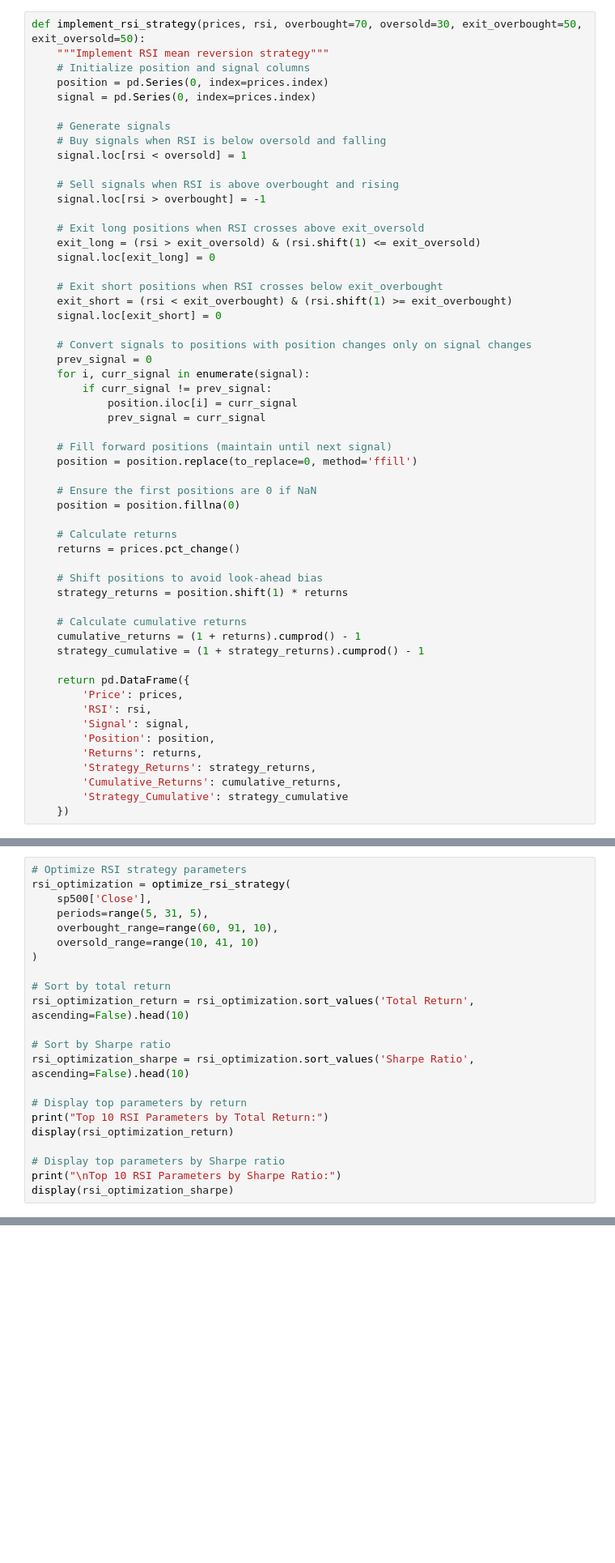
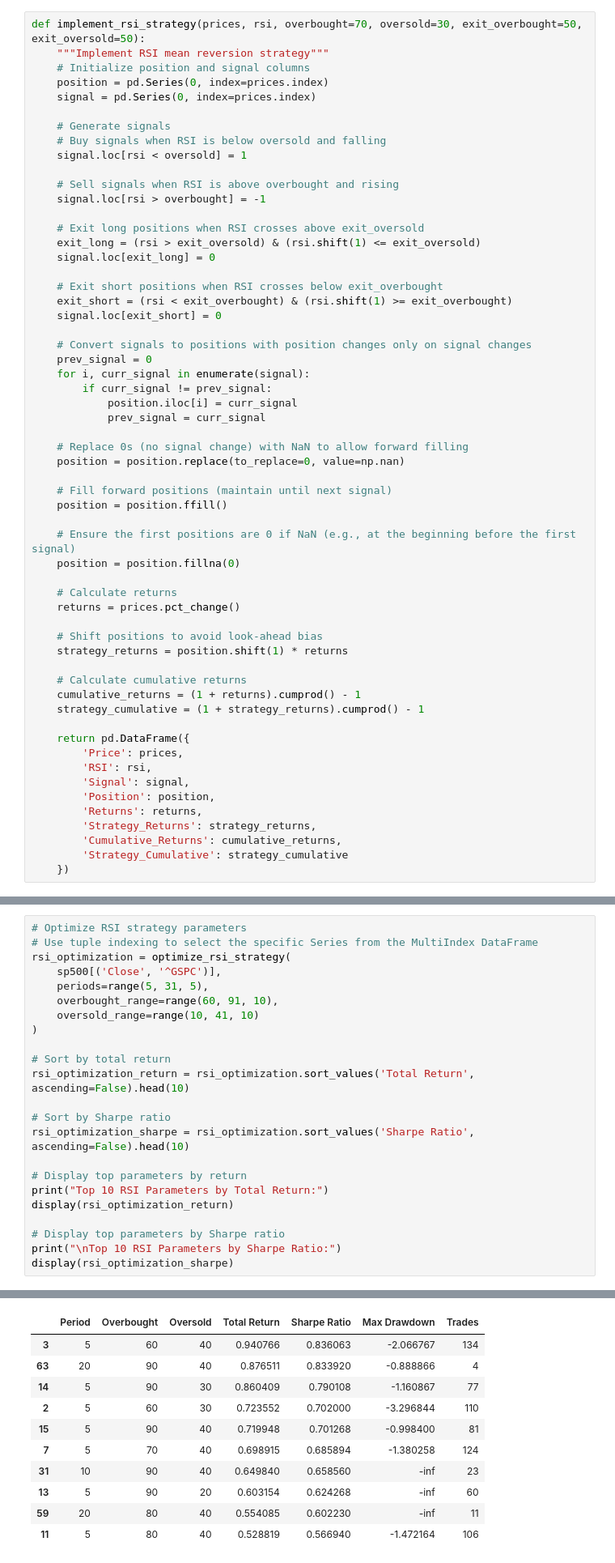
Before and after one commit to tomas-rampas/fin-math-quant-recipes, a Jupyter notebook: jupiters/06 Mean Reversion Strategy for S&P 500 Trading.ipynb, the cells around one changed output, grey strips where cells are left out. Shown at 81% size. Drawn from its saved outputs; the diff is of its cells as text; blank space fills up the shorter version.

```diff
--- a/jupiters/06 Mean Reversion Strategy for S&P 500 Trading.ipynb
+++ b/jupiters/06 Mean Reversion Strategy for S&P 500 Trading.ipynb
@@ -270,10 +321,13 @@ def implement_rsi_strategy(prices, rsi, overbought=70, oversold=30, exit_overbou
             position.iloc[i] = curr_signal
             prev_signal = curr_signal
 
+    # Replace 0s (no signal change) with NaN to allow forward filling
+    position = position.replace(to_replace=0, value=np.nan)
+
     # Fill forward positions (maintain until next signal)
-    position = position.replace(to_replace=0, method='ffill')
+    position = position.ffill()
 
-    # Ensure the first positions are 0 if NaN
+    # Ensure the first positions are 0 if NaN (e.g., at the beginning before the first signal)
     position = position.fillna(0)
 
     # Calculate returns
@@ -675,8 +773,9 @@ def optimize_rsi_strategy(prices, periods=range(5, 31, 5), overbought_range=rang
     return pd.DataFrame(results)
 # %%
 # Optimize RSI strategy parameters
+# Use tuple indexing to select the specific Series from the MultiIndex DataFrame
 rsi_optimization = optimize_rsi_strategy(
-    sp500['Close'],
+    sp500[('Close', '^GSPC')],
     periods=range(5, 31, 5),
     overbought_range=range(60, 91, 10),
     oversold_range=range(10, 41, 10)
@@ -695,3 +794,4 @@ display(rsi_optimization_return)
 # Display top parameters by Sharpe ratio
 print("\nTop 10 RSI Parameters by Sharpe Ratio:")
 display(rsi_optimization_sharpe)
+# %% [output]
@@ -697,0 +799,11 @@ display(rsi_optimization_sharpe)
+|  | Period | Overbought | Oversold | Total Return | Sharpe Ratio | Max Drawdown | Trades |
+| 3 | 5 | 60 | 40 | 0.940766 | 0.836063 | -2.066767 | 134 |
+| 63 | 20 | 90 | 40 | 0.876511 | 0.833920 | -0.888866 | 4 |
+| 14 | 5 | 90 | 30 | 0.860409 | 0.790108 | -1.160867 | 77 |
+| 2 | 5 | 60 | 30 | 0.723552 | 0.702000 | -3.296844 | 110 |
+| 15 | 5 | 90 | 40 | 0.719948 | 0.701268 | -0.998400 | 81 |
+| 7 | 5 | 70 | 40 | 0.698915 | 0.685894 | -1.380258 | 124 |
+| 31 | 10 | 90 | 40 | 0.649840 | 0.658560 | -inf | 23 |
+| 13 | 5 | 90 | 20 | 0.603154 | 0.624268 | -inf | 60 |
+| 59 | 20 | 80 | 40 | 0.554085 | 0.602230 | -inf | 11 |
+| 11 | 5 | 80 | 40 | 0.528819 | 0.566940 | -1.472164 | 106 |
```
Also changed, not shown: parts of 25 cells of this notebook, 5 other files.
